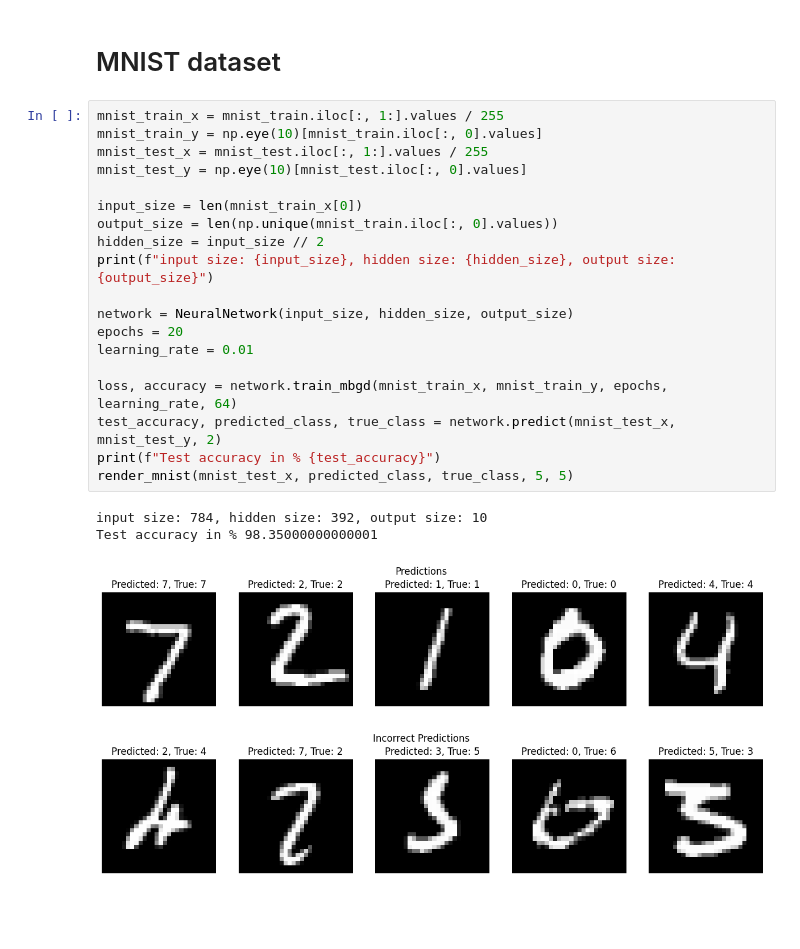
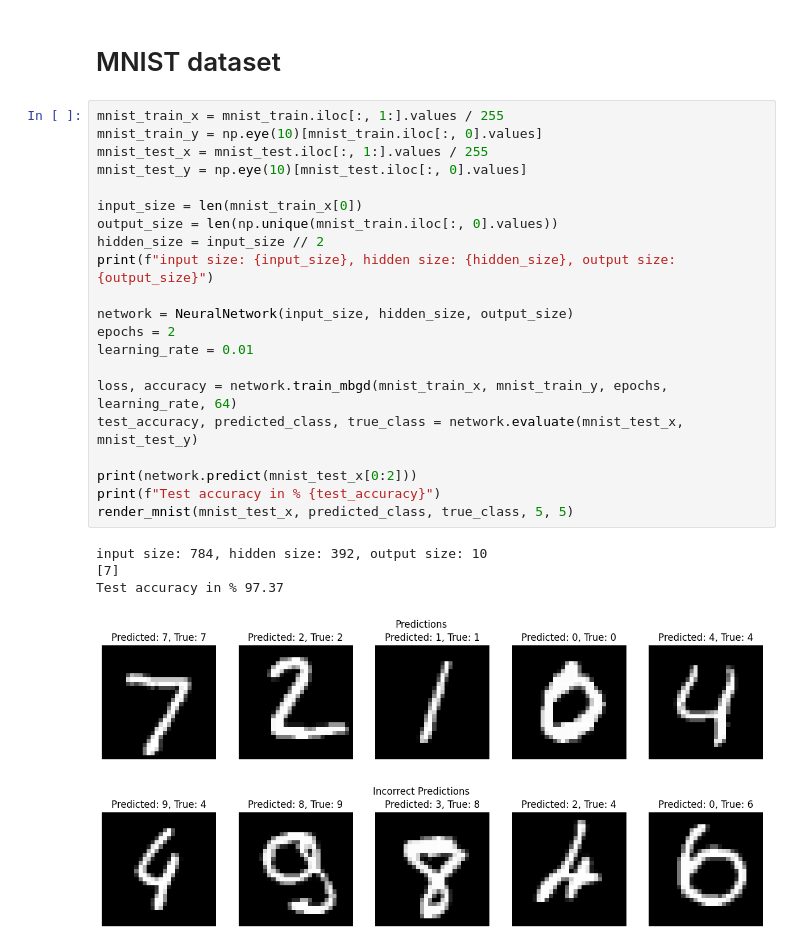
Before and after one commit to erjbroek/NNfromScratch, a Jupyter notebook: nn.ipynb, the cells around one changed output. Saved outputs shown, nothing was run; the diff lists cells and outputs as text; blank space fills up the shorter version.

Commit message:
finished display for neural network

```diff
--- a/nn.ipynb
+++ b/nn.ipynb
@@ -185,24 +76,27 @@ Average Testing Accuracy: 97.67% ± 1.86%
 # %%
 mnist_train_x = mnist_train.iloc[:, 1:].values / 255
 mnist_train_y = np.eye(10)[mnist_train.iloc[:, 0].values]
 mnist_test_x = mnist_test.iloc[:, 1:].values / 255
 mnist_test_y = np.eye(10)[mnist_test.iloc[:, 0].values]
 
 input_size = len(mnist_train_x[0])
 output_size = len(np.unique(mnist_train.iloc[:, 0].values))
 hidden_size = input_size // 2
 print(f"input size: {input_size}, hidden size: {hidden_size}, output size: {output_size}")
 
 network = NeuralNetwork(input_size, hidden_size, output_size)
-epochs = 20
+epochs = 2
 learning_rate = 0.01
 
 loss, accuracy = network.train_mbgd(mnist_train_x, mnist_train_y, epochs, learning_rate, 64)
-test_accuracy, predicted_class, true_class = network.predict(mnist_test_x, mnist_test_y, 2)
+test_accuracy, predicted_class, true_class = network.evaluate(mnist_test_x, mnist_test_y)
+
+print(network.predict(mnist_test_x[0:2]))
 print(f"Test accuracy in % {test_accuracy}")
 render_mnist(mnist_test_x, predicted_class, true_class, 5, 5)
 # %% [output]
 input size: 784, hidden size: 392, output size: 10
-Test accuracy in % 98.35000000000001
+[7]
+Test accuracy in % 97.37
 [figure]
-[figure, old version]
+[figure, new version]
```
Also changed, not shown: parts of 3 cells of this notebook, 3 other files.
